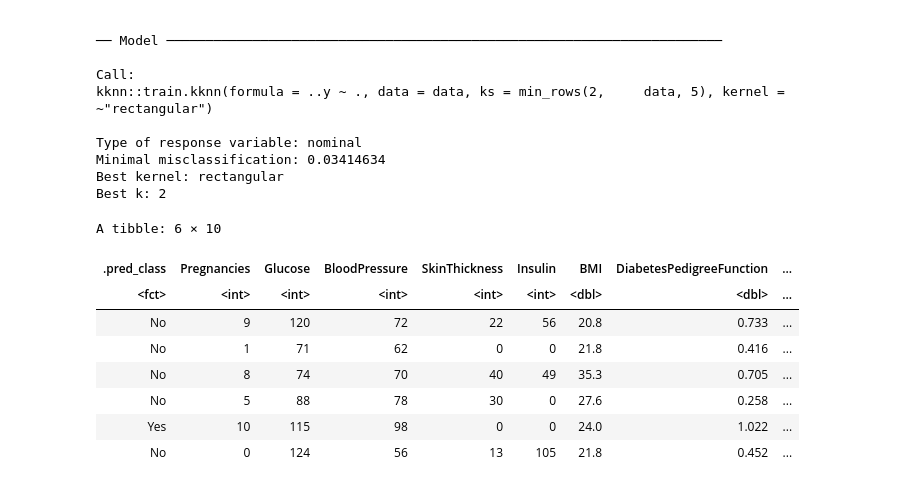
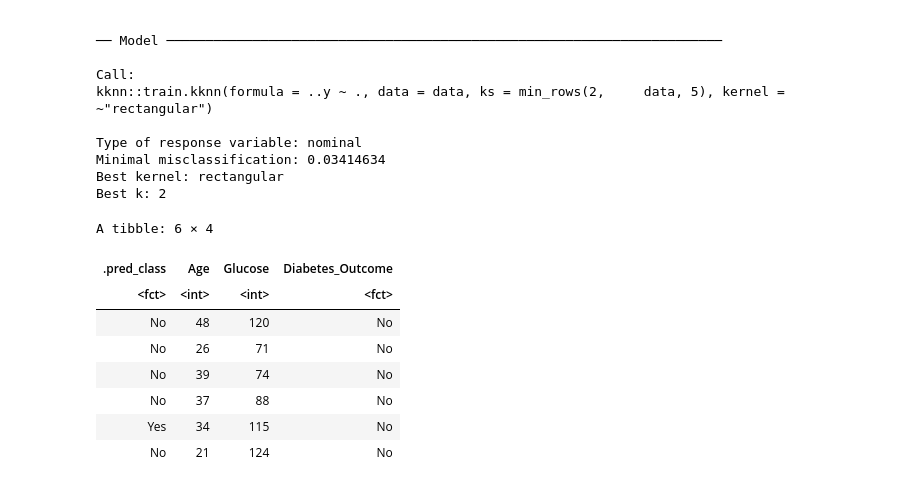
Before and after one commit to nityag11/DSCI-100-group17-project, a Jupyter notebook: Projectv2.ipynb, the cells around one changed output. Drawn from its saved outputs; the diff is of its cells as text; code cells hidden in the pictures.

```diff
--- a/Projectv2.ipynb
+++ b/Projectv2.ipynb
@@ -390,15 +390,15 @@ Best k: 2
 # %%
 # Make new tibble
 diabetes_predicted <- predict(diabetes_outcome_fit, testing_data_small) |>
-    bind_cols(testing_data)
+    bind_cols(testing_data_small)
 head(diabetes_predicted)
 # %% [output]
-A tibble: 6 × 10
+A tibble: 6 × 4
-| .pred_class | Pregnancies | Glucose | BloodPressure | SkinThickness | Insulin | BMI | DiabetesPedigreeFunction | ... |
-| <fct> | <int> | <int> | <int> | <int> | <int> | <dbl> | <dbl> | ... |
-| No | 9 | 120 | 72 | 22 | 56 | 20.8 | 0.733 | ... |
-| No | 1 | 71 | 62 | 0 | 0 | 21.8 | 0.416 | ... |
-| No | 8 | 74 | 70 | 40 | 49 | 35.3 | 0.705 | ... |
-| No | 5 | 88 | 78 | 30 | 0 | 27.6 | 0.258 | ... |
-| Yes | 10 | 115 | 98 | 0 | 0 | 24.0 | 1.022 | ... |
-| No | 0 | 124 | 56 | 13 | 105 | 21.8 | 0.452 | ... |
+| .pred_class | Age | Glucose | Diabetes_Outcome |
+| <fct> | <int> | <int> | <fct> |
+| No | 48 | 120 | No |
+| No | 26 | 71 | No |
+| No | 39 | 74 | No |
+| No | 37 | 88 | No |
+| Yes | 34 | 115 | No |
+| No | 21 | 124 | No |
```
